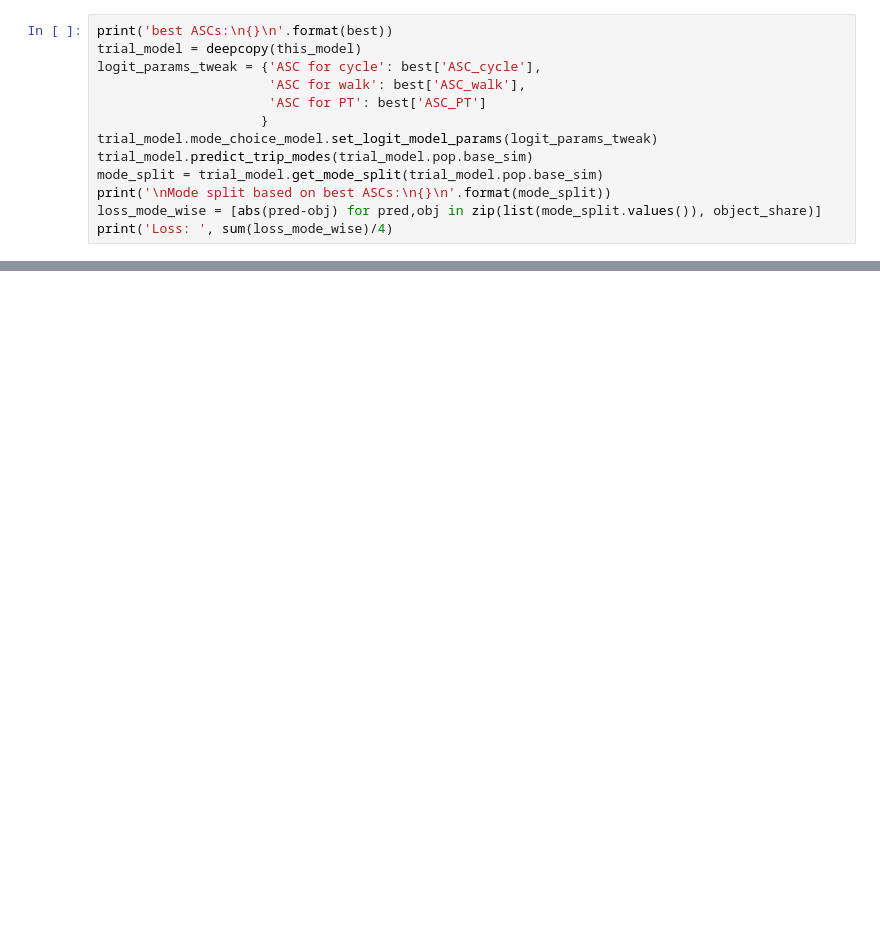
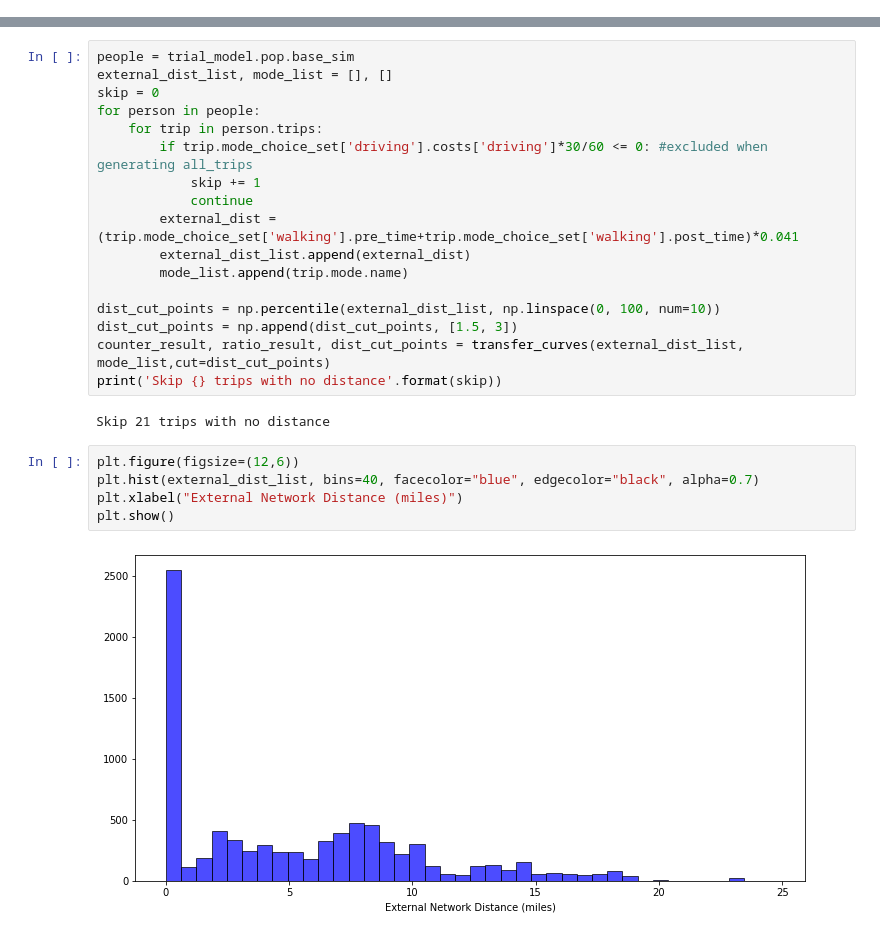
Before and after one commit to CityScope/CS_Mobility_Service, a Jupyter notebook: scripts/fit_new_params.ipynb, the cells around one changed output, grey strips where cells are left out. Cells and saved outputs as stored; diff of their text form; blank space fills up the shorter version.

```diff
--- a/scripts/fit_new_params.ipynb
+++ b/scripts/fit_new_params.ipynb
@@ -98,13 +260,0 @@ best = fmin(fn = partial(fobjective, object_share=object_share),
-# %%
-print('best ASCs:\n{}\n'.format(best))
-trial_model = deepcopy(this_model)
-logit_params_tweak = {'ASC for cycle': best['ASC_cycle'],
-                      'ASC for walk': best['ASC_walk'],
-                      'ASC for PT': best['ASC_PT']
-                     }
-trial_model.mode_choice_model.set_logit_model_params(logit_params_tweak)
-trial_model.predict_trip_modes(trial_model.pop.base_sim)
-mode_split = trial_model.get_mode_split(trial_model.pop.base_sim)
-print('\nMode split based on best ASCs:\n{}\n'.format(mode_split))
-loss_mode_wise = [abs(pred-obj) for pred,obj in zip(list(mode_split.values()), object_share)]
-print('Loss: ', sum(loss_mode_wise)/4)
@@ -242,0 +316,26 @@ Substitution from:
+# %%
+people = trial_model.pop.base_sim
+external_dist_list, mode_list = [], []
+skip = 0
+for person in people:
+    for trip in person.trips:
+        if trip.mode_choice_set['driving'].costs['driving']*30/60 <= 0: #excluded when generating all_trips
+            skip += 1
+            continue
+        external_dist = (trip.mode_choice_set['walking'].pre_time+trip.mode_choice_set['walking'].post_time)*0.041
+        external_dist_list.append(external_dist)
+        mode_list.append(trip.mode.name)
+
+dist_cut_points = np.percentile(external_dist_list, np.linspace(0, 100, num=10))
+dist_cut_points = np.append(dist_cut_points, [1.5, 3])
+counter_result, ratio_result, dist_cut_points = transfer_curves(external_dist_list, mode_list,cut=dist_cut_points)
+print('Skip {} trips with no distance'.format(skip))
+# %% [output]
+Skip 21 trips with no distance
+# %%
+plt.figure(figsize=(12,6))
+plt.hist(external_dist_list, bins=40, facecolor="blue", edgecolor="black", alpha=0.7)
+plt.xlabel("External Network Distance (miles)")
+plt.show()
+# %% [output]
+[figure, added]
```
Also changed, not shown: parts of 29 cells of this notebook, 2 other files.
